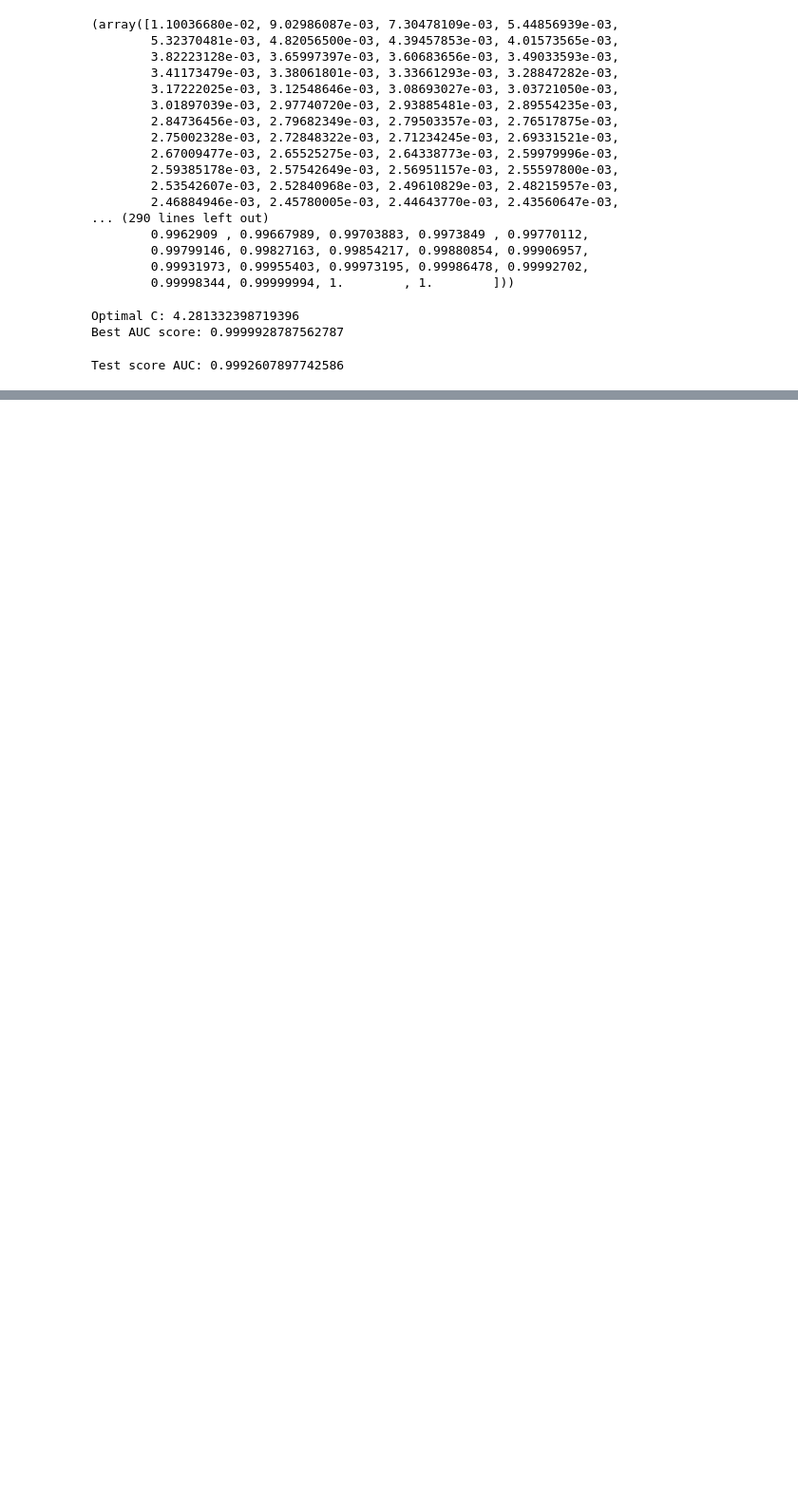
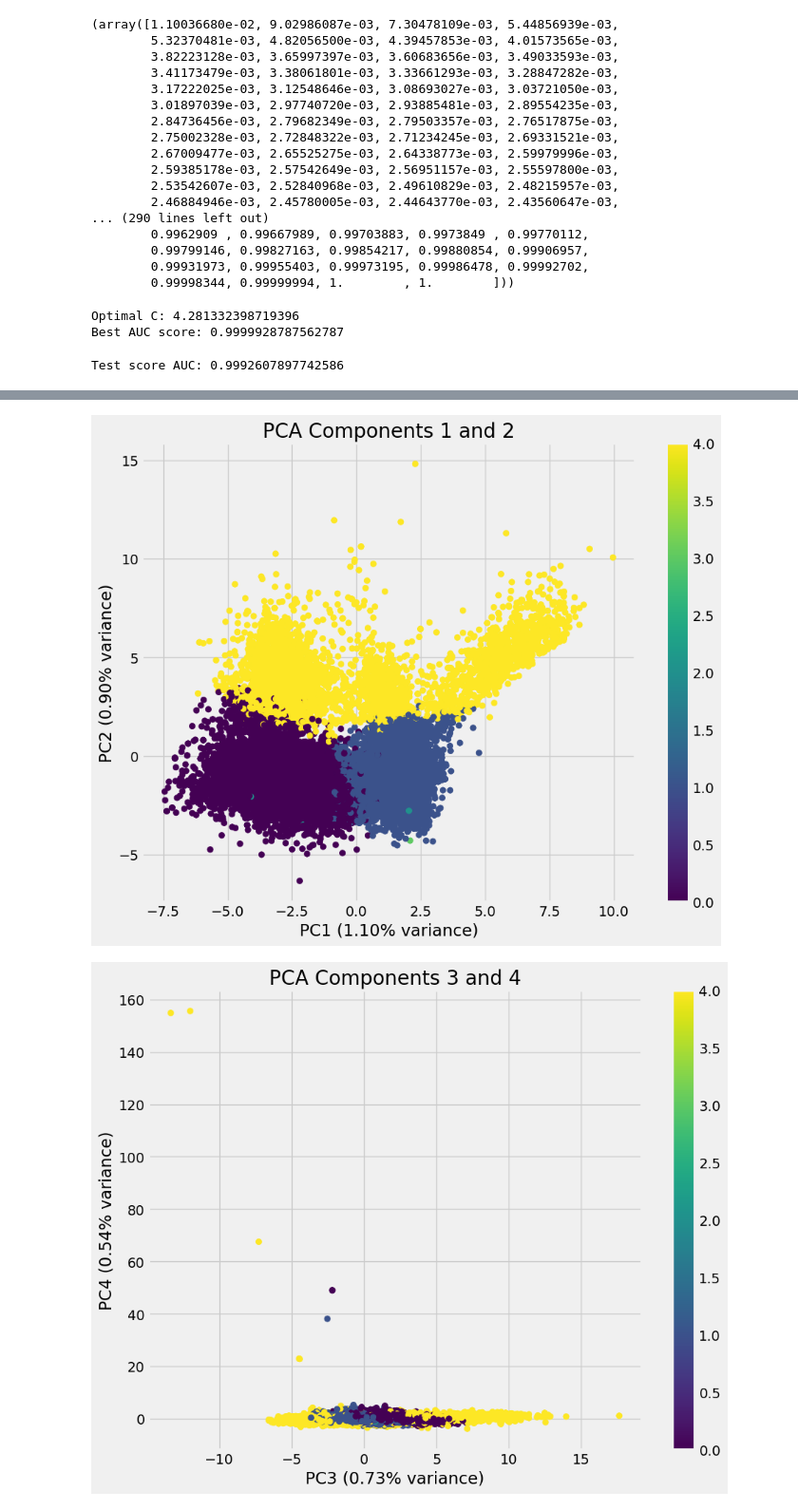
Before and after one commit to giomhern/machine-learning-spring-2024, a Jupyter notebook: week6/hw6.ipynb, the cells around one changed output, grey strips where cells are left out. Shown at 95% size. Cells and saved outputs as stored; diff of their text form; code cells hidden in the pictures; blank space fills up the shorter version.

```diff
--- a/week6/hw6.ipynb
+++ b/week6/hw6.ipynb
@@ -120,0 +142,24 @@ plt.show()
+# %%
+optimal_k = 5
+kmeans = KMeans(n_clusters=optimal_k, init="k-means++", max_iter=300, n_init=10, random_state=0)
+cluster_labels = kmeans.fit_predict(scaled_feats)
+pca = PCA()
+feats_pca = pca.fit_transform(scaled_feats)
+def plot_pca_clusters(components, labels, pc1, pc2):
+    plt.figure(figsize=(10, 8))
+    scatter = plt.scatter(components[:, pc1-1], components[:, pc2-1], c=labels, cmap='viridis')
+    plt.title(f'PCA Components {pc1} and {pc2}')
+    plt.xlabel(f'PC{pc1} ({pca.explained_variance_ratio_[pc1-1]*100:.2f}% variance)')
+    plt.ylabel(f'PC{pc2} ({pca.explained_variance_ratio_[pc2-1]*100:.2f}% variance)')
+    plt.colorbar(scatter)
+    plt.show()
+
+
+plot_pca_clusters(feats_pca, cluster_labels, 1, 2)
+plot_pca_clusters(feats_pca, cluster_labels, 3, 4)
+plot_pca_clusters(feats_pca, cluster_labels, 5, 6)
+plot_pca_clusters(feats_pca, cluster_labels, 7, 8)
+plot_pca_clusters(feats_pca, cluster_labels, 9, 10)
+# %% [output]
+[figure, added]
+[figure, added]
```
Also changed, not shown: parts of 5 cells of this notebook, 1 other file.
